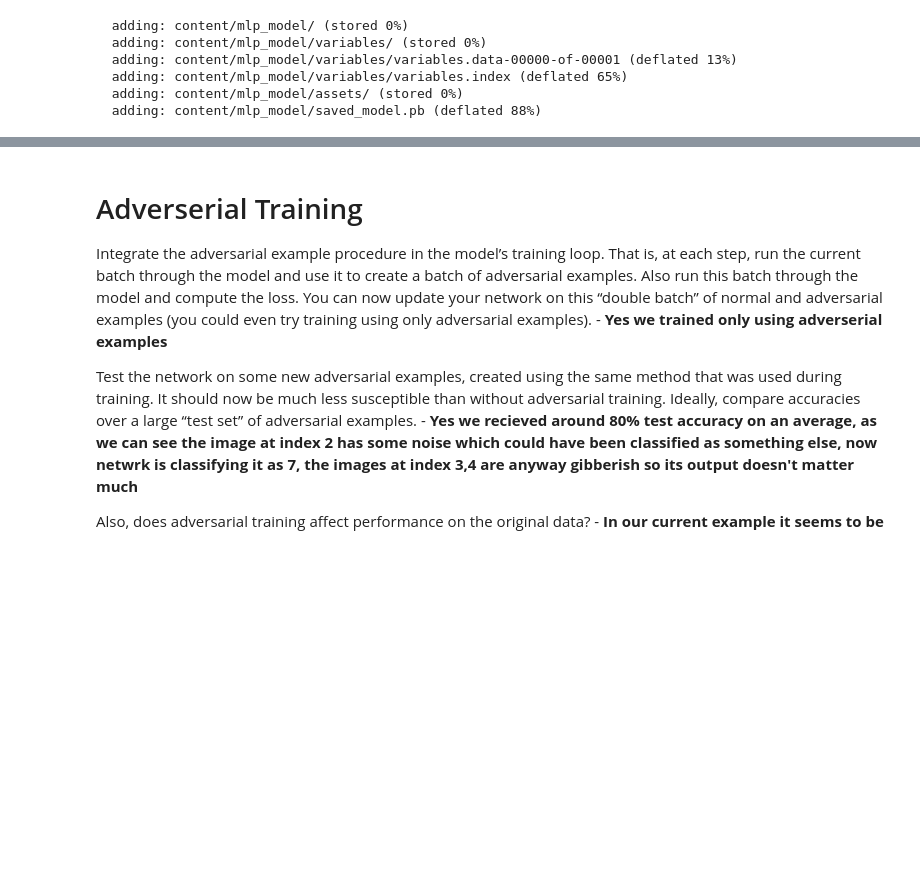
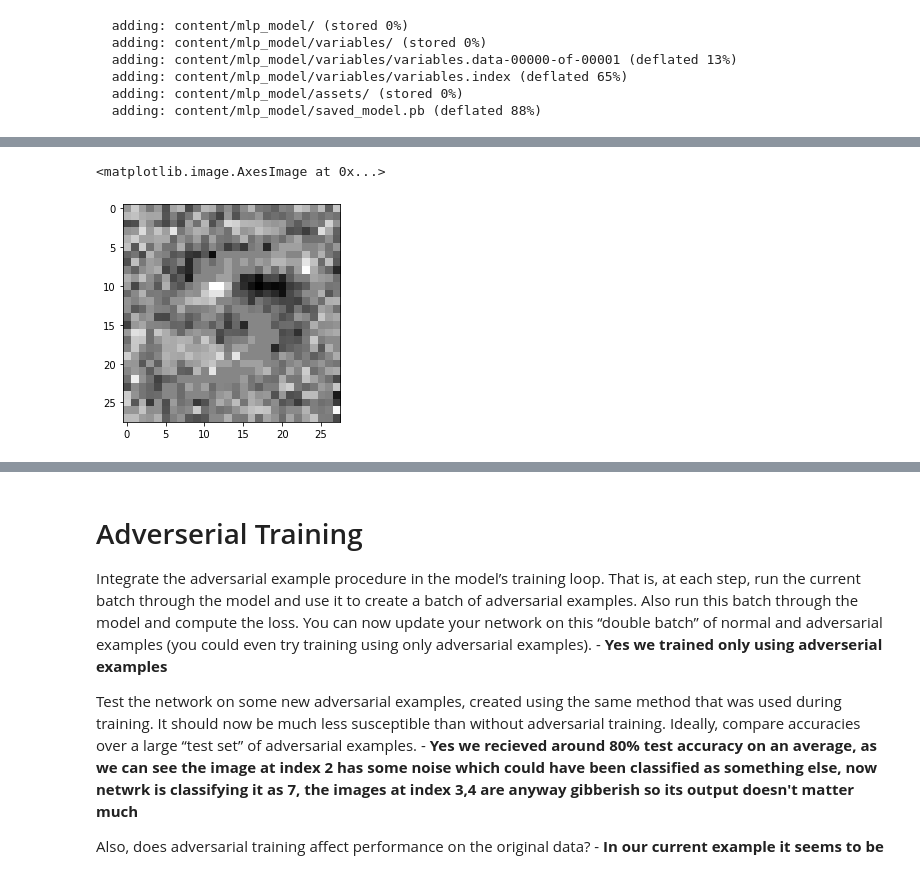
Before and after one commit to surajsrivathsa/ovgu_deeplearning, a Jupyter notebook: Assignment_10_Adverserial_Examples_and_Training.ipynb, the cells around one changed output, grey strips where cells are left out. Cells and saved outputs as stored; diff of their text form; code cells hidden in the pictures; blank space fills up the shorter version.

```diff
--- a/Assignment_10_Adverserial_Examples_and_Training.ipynb
+++ b/Assignment_10_Adverserial_Examples_and_Training.ipynb
@@ -732,0 +777,6 @@ After that we are going to start blanking out these positions one by one and see
+# %%
+x = tf.subtract(input_img_data, tf.Variable(tf.cast(tf.expand_dims(adverserial_training_images_batch[0,:,:], axis=0), tf.float32)))
+plt.imshow(tf.convert_to_tensor(x[0,:,:], dtype=tf.dtypes.float32) , cmap=plt.cm.binary)
+# %% [output]
+<matplotlib.image.AxesImage at 0x...>
+[figure, added]
```
Also changed, not shown: parts of 6 cells of this notebook.
